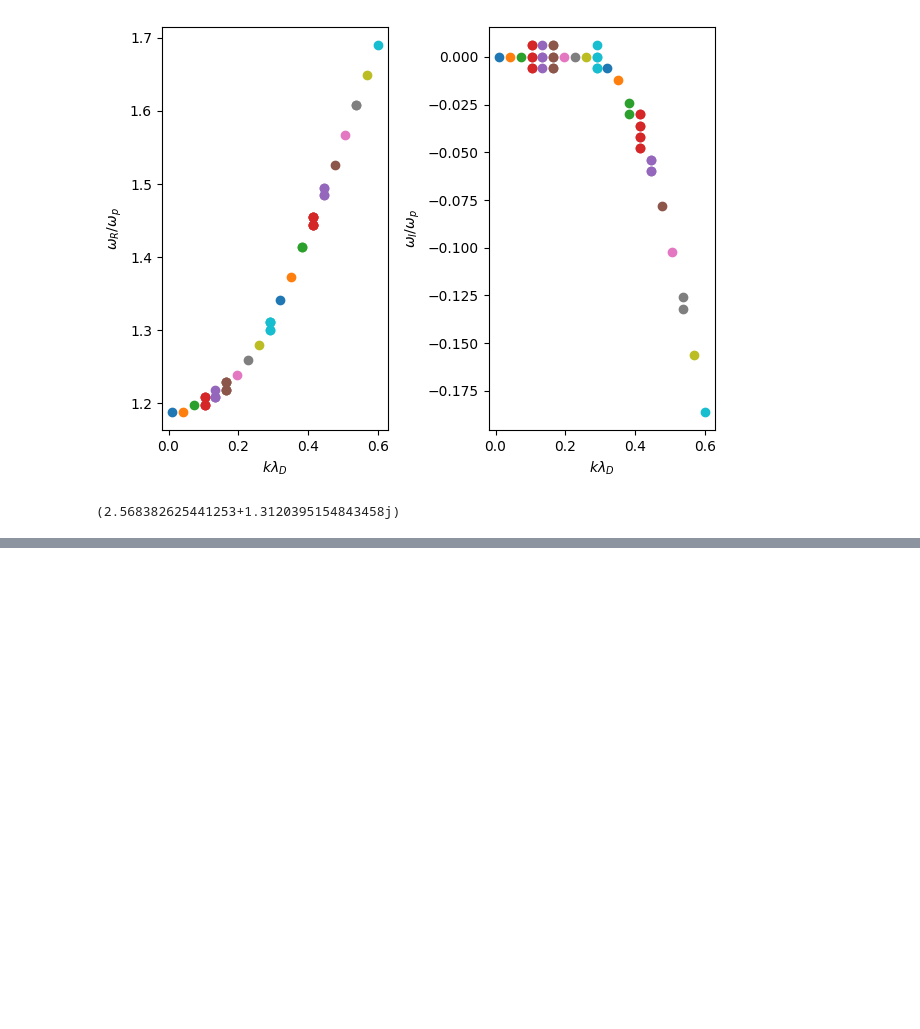
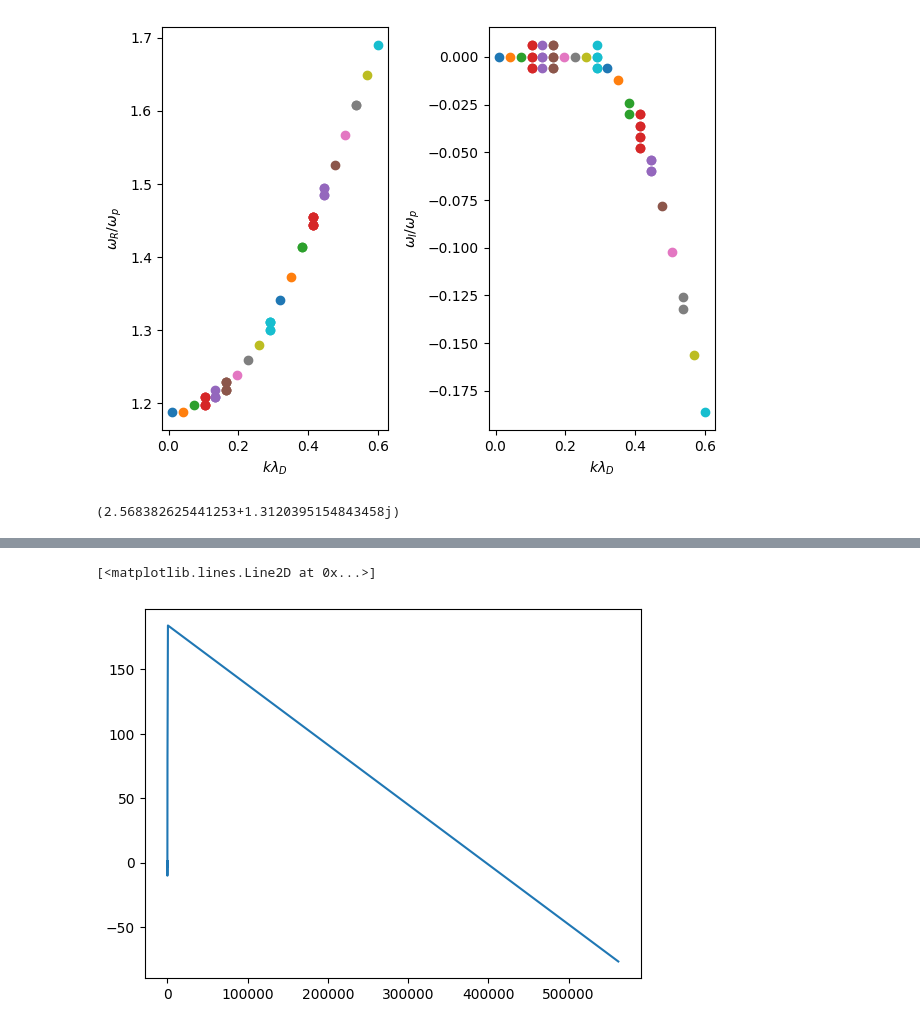
Before and after one commit to dschneidinger/222B_Landau_Damping_2024, a Jupyter notebook: 1-Numerical_solution_kinetic_dispersion_relation/z_function_ion_kinetics.ipynb, the cells around one changed output, grey strips where cells are left out. Saved outputs shown, nothing was run; the diff lists cells and outputs as text; code cells hidden in the pictures; blank space fills up the shorter version.

```diff
--- a/1-Numerical_solution_kinetic_dispersion_relation/z_function_ion_kinetics.ipynb
+++ b/1-Numerical_solution_kinetic_dispersion_relation/z_function_ion_kinetics.ipynb
@@ -162,0 +83,13 @@ for i in range(len(Wi)):
+# %%
+wrs = np.linspace(.5,1.5,50)
+wis = np.linspace(-.5,.5,50)
+sols = np.zeros((len(wrs),len(wis)),dtype = 'complex')
+k_const = 0.1
+for i in range(len(wrs)):
+    for j in range(len(wis)):
+        sols[i,j] = ion_stuff(wrs[i],wis[j],k = k_const, mi_over_me=mi_over_me,ti_over_te=Ti_over_Te)
+
+plt.plot(sols[0],sols[1])
+# %% [output]
+[<matplotlib.lines.Line2D at 0x...>]
+[figure, added]
```
Also changed, not shown: parts of 5 cells of this notebook, 3 other files.
